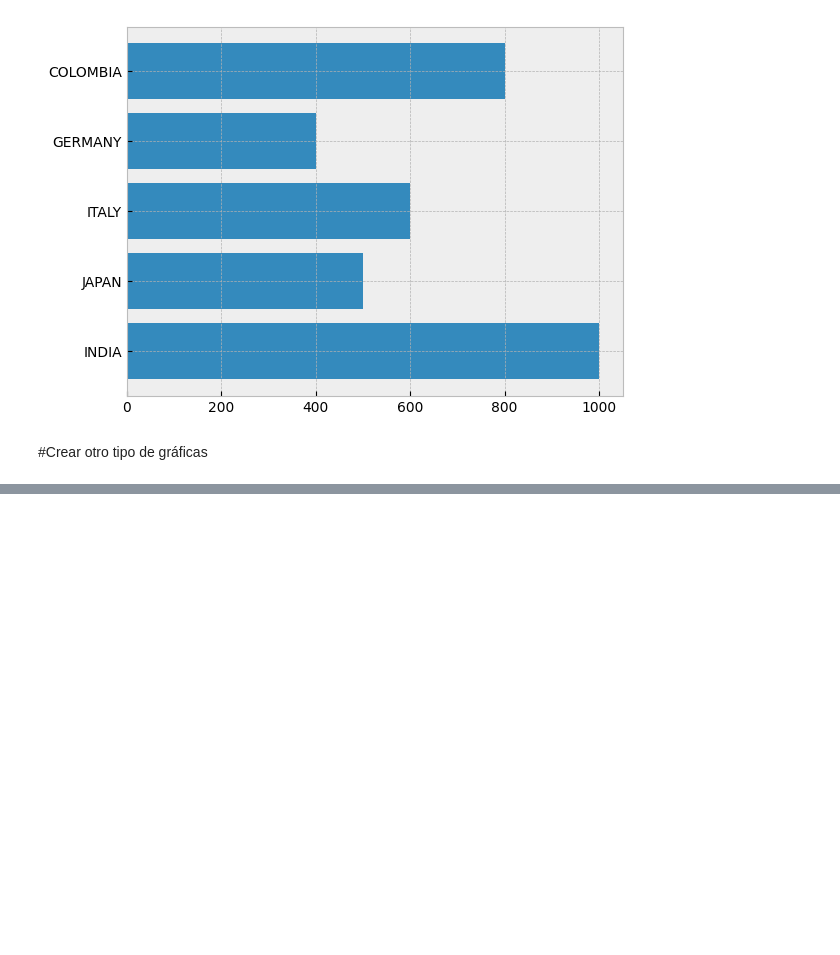
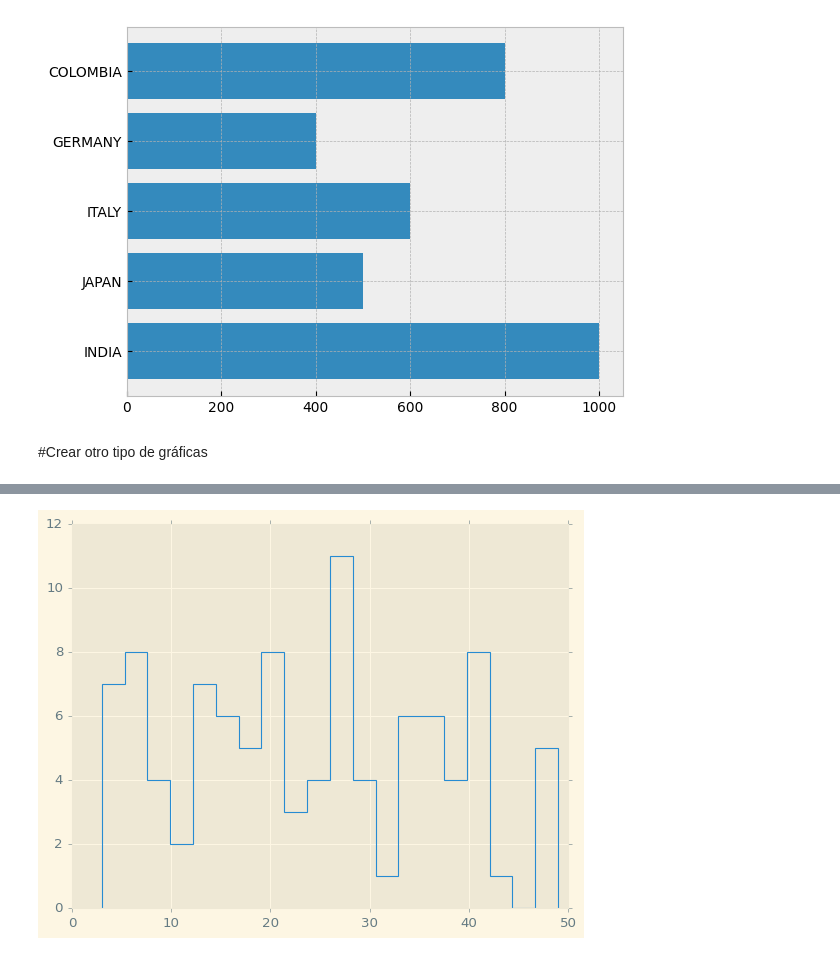
Before and after one commit to feracor/matplotlib_eaborn, a Jupyter notebook: 1_pyplot.ipynb, the cells around one changed output, grey strips where cells are left out. Cells and saved outputs as stored; diff of their text form; code cells hidden in the pictures; blank space fills up the shorter version.

```diff
--- a/1_pyplot.ipynb
+++ b/1_pyplot.ipynb
@@ -365,0 +398,5 @@ plt.show
+# %%
+plt.hist(data, bins=20, histtype='step') #Mostrar contorno
+plt.show()
+# %% [output]
+[figure, added]
```
Also changed, not shown: parts of 19 cells of this notebook.
